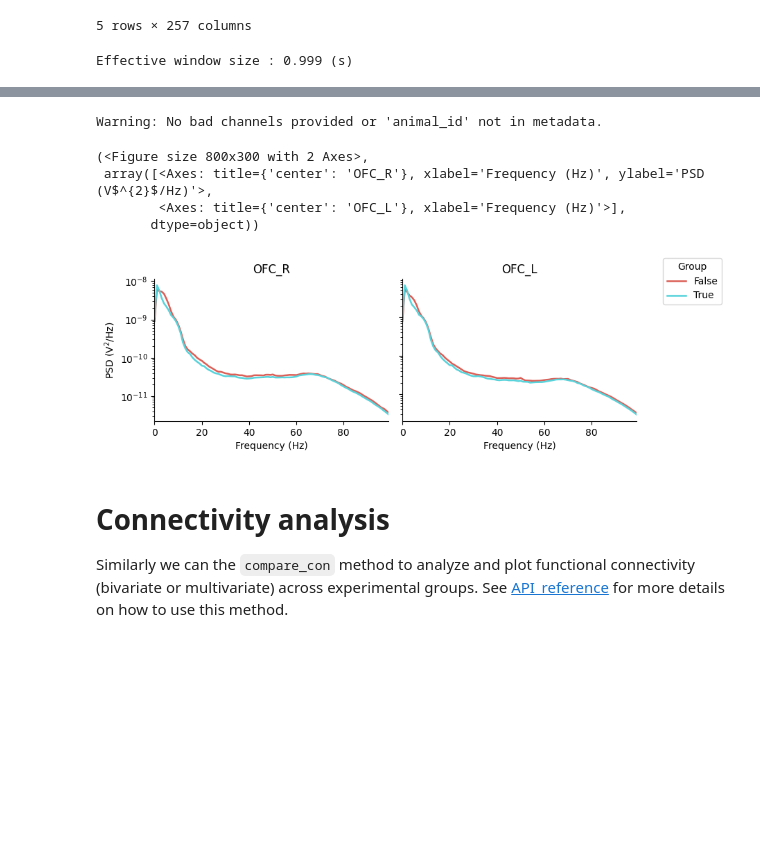
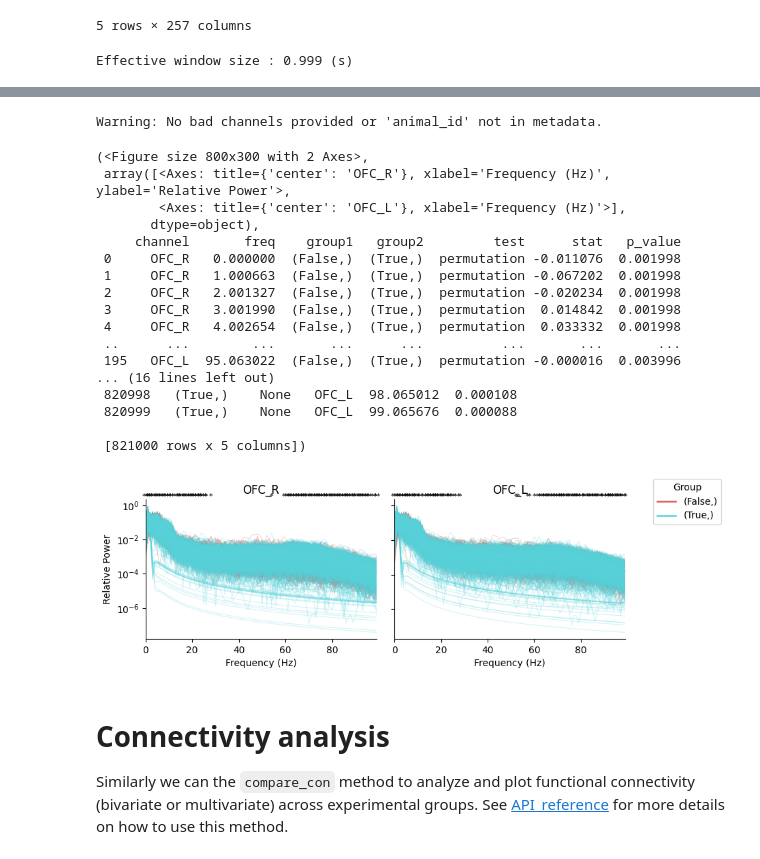
Before and after one commit to VasilisSz/epoch_tools, a Jupyter notebook: tutorials/creating_and_analyzing_Epochs.ipynb, the cells around one changed output, grey strips where cells are left out. Saved outputs shown, nothing was run; the diff lists cells and outputs as text; code cells hidden in the pictures; blank space fills up the shorter version.

Commit message:
bug fixes and tests

```diff
--- a/tutorials/creating_and_analyzing_Epochs.ipynb
+++ b/tutorials/creating_and_analyzing_Epochs.ipynb
@@ -164,10 +164,12 @@ all_epochs.metadata.head()
 all_epochs.compare_psd(
     hue='bad',
     channels=['OFC_R', 'OFC_L'],
-    avg_level = "subject",
-    plot_individual_points=True,
+    avg_level = "all",
+    plot_individuals=True,
     plot_type = "line",
-
+    stats=True,
+    return_df=True,
+    # bad_channels={'78227': ['OFC_L']},
 )
 # %% [output]
 Effective window size : 0.999 (s)
@@ -175,9 +177,22 @@ Effective window size : 0.999 (s)
 Warning: No bad channels provided or 'animal_id' not in metadata.
 (<Figure size 800x300 with 2 Axes>,
- array([<Axes: title={'center': 'OFC_R'}, xlabel='Frequency (Hz)', ylabel='PSD (V$^{2}$/Hz)'>,
+ array([<Axes: title={'center': 'OFC_R'}, xlabel='Frequency (Hz)', ylabel='Relative Power'>,
         <Axes: title={'center': 'OFC_L'}, xlabel='Frequency (Hz)'>],
-       dtype=object))
+       dtype=object),
+     channel       freq    group1   group2         test      stat   p_value
+ 0     OFC_R   0.000000  (False,)  (True,)  permutation -0.011076  0.001998
+ 1     OFC_R   1.000663  (False,)  (True,)  permutation -0.067202  0.001998
+ 2     OFC_R   2.001327  (False,)  (True,)  permutation -0.020234  0.001998
+ 3     OFC_R   3.001990  (False,)  (True,)  permutation  0.014842  0.001998
+ 4     OFC_R   4.002654  (False,)  (True,)  permutation  0.033332  0.001998
+ ..      ...        ...       ...      ...          ...       ...       ...
+ 195   OFC_L  95.063022  (False,)  (True,)  permutation -0.000016  0.003996
+... (16 lines left out)
+ 820998   (True,)    None   OFC_L  98.065012  0.000108
+ 820999   (True,)    None   OFC_L  99.065676  0.000088
+
+ [821000 rows x 5 columns])
-[figure, old version]
+[figure, new version]
 # %% [markdown]
 # Connectivity analysis
 
```
Also changed, not shown: parts of 3 cells of this notebook, 12 other files.
